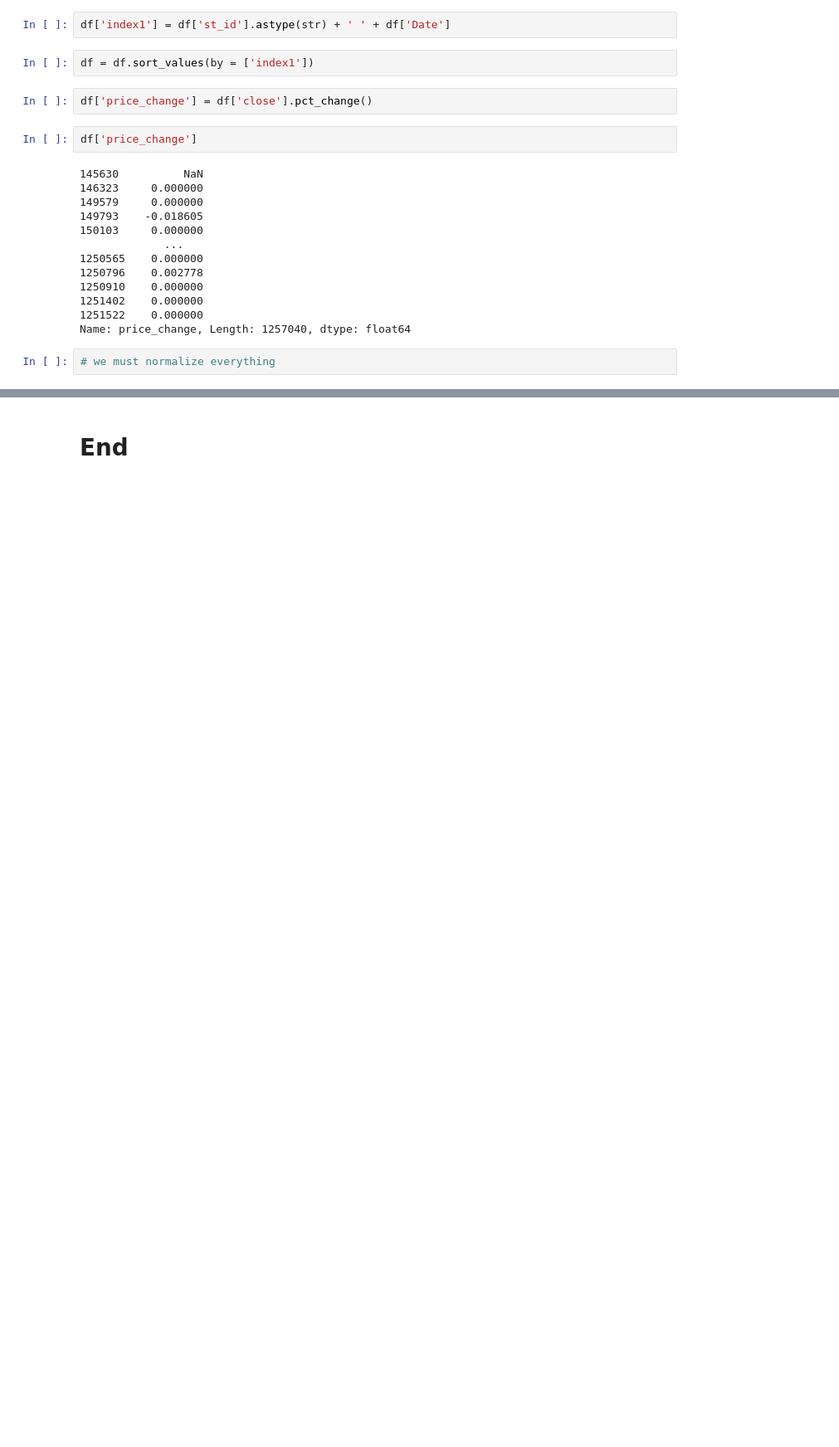
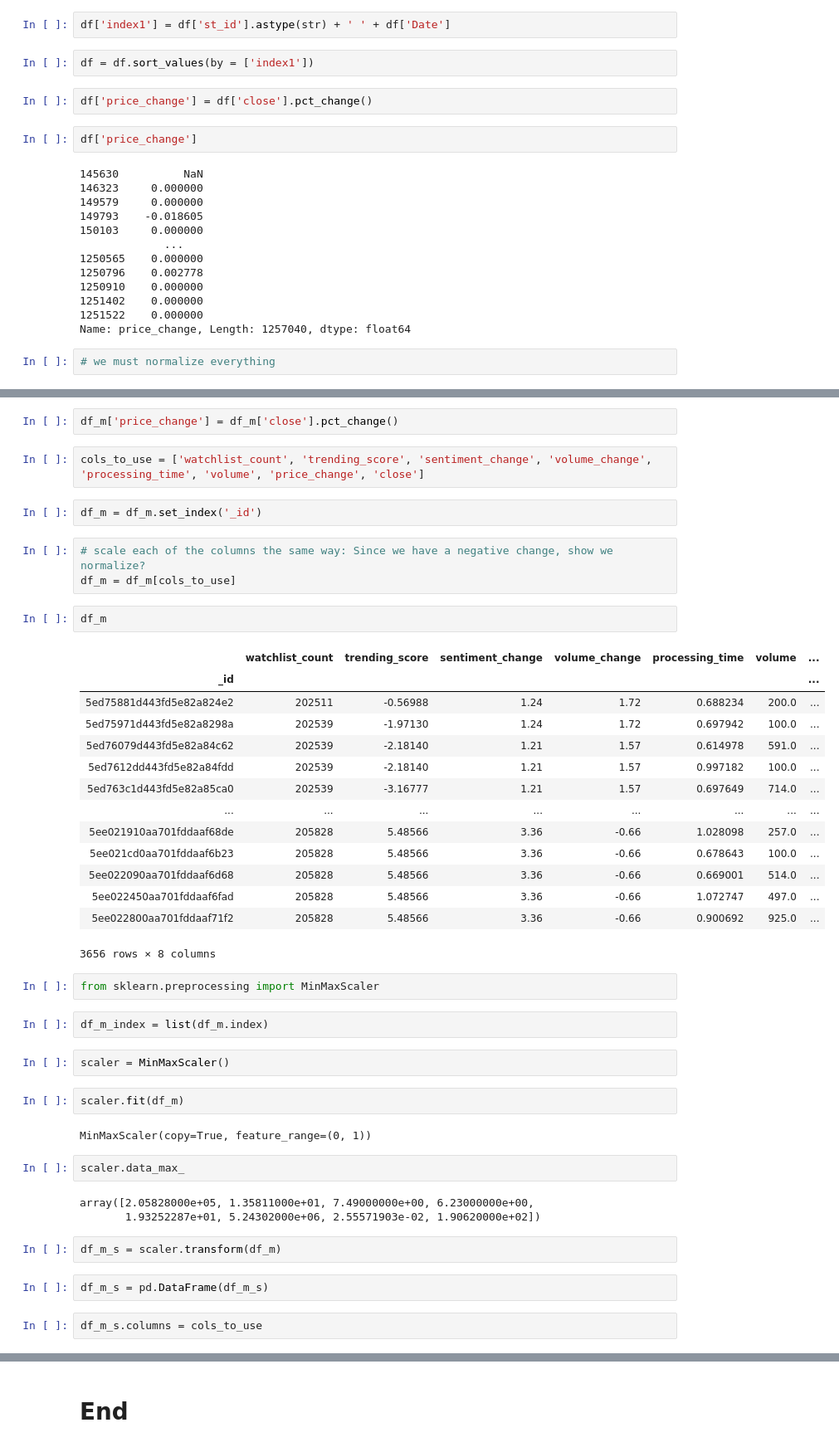
Before and after one commit to jcanque777/stock_market_data_prediction, a Jupyter notebook: msft_data.ipynb, the cells around one changed output, grey strips where cells are left out. Shown: that part at 83% size. Saved outputs shown, nothing was run; the diff lists cells and outputs as text; blank space fills up the shorter version.

Commit message:
added min-max scaler

```diff
--- a/msft_data.ipynb
+++ b/msft_data.ipynb
@@ -1530,0 +1549,47 @@ df.head()
+# %%
+df_m['price_change'] = df_m['close'].pct_change()
+# %%
+cols_to_use = ['watchlist_count', 'trending_score', 'sentiment_change', 'volume_change', 'processing_time', 'volume', 'price_change', 'close']
+# %%
+df_m = df_m.set_index('_id')
+# %%
+# scale each of the columns the same way: Since we have a negative change, show we normalize?
+df_m = df_m[cols_to_use]
+# %%
+df_m
+# %% [output]
+|  | watchlist_count | trending_score | sentiment_change | volume_change | processing_time | volume | ... |
+| _id |  |  |  |  |  |  | ... |
+| 5ed75881d443fd5e82a824e2 | 202511 | -0.56988 | 1.24 | 1.72 | 0.688234 | 200.0 | ... |
+| 5ed75971d443fd5e82a8298a | 202539 | -1.97130 | 1.24 | 1.72 | 0.697942 | 100.0 | ... |
+| 5ed76079d443fd5e82a84c62 | 202539 | -2.18140 | 1.21 | 1.57 | 0.614978 | 591.0 | ... |
+| 5ed7612dd443fd5e82a84fdd | 202539 | -2.18140 | 1.21 | 1.57 | 0.997182 | 100.0 | ... |
+| 5ed763c1d443fd5e82a85ca0 | 202539 | -3.16777 | 1.21 | 1.57 | 0.697649 | 714.0 | ... |
+| ... | ... | ... | ... | ... | ... | ... | ... |
+| 5ee021910aa701fddaaf68de | 205828 | 5.48566 | 3.36 | -0.66 | 1.028098 | 257.0 | ... |
+| 5ee021cd0aa701fddaaf6b23 | 205828 | 5.48566 | 3.36 | -0.66 | 0.678643 | 100.0 | ... |
+| 5ee022090aa701fddaaf6d68 | 205828 | 5.48566 | 3.36 | -0.66 | 0.669001 | 514.0 | ... |
+| 5ee022450aa701fddaaf6fad | 205828 | 5.48566 | 3.36 | -0.66 | 1.072747 | 497.0 | ... |
+| 5ee022800aa701fddaaf71f2 | 205828 | 5.48566 | 3.36 | -0.66 | 0.900692 | 925.0 | ... |
+3656 rows × 8 columns
+# %%
+from sklearn.preprocessing import MinMaxScaler
+# %%
+df_m_index = list(df_m.index)
+# %%
+scaler = MinMaxScaler()
+# %%
+scaler.fit(df_m)
+# %% [output]
+MinMaxScaler(copy=True, feature_range=(0, 1))
+# %%
+scaler.data_max_
+# %% [output]
+array([2.05828000e+05, 1.35811000e+01, 7.49000000e+00, 6.23000000e+00,
+       1.93252287e+01, 5.24302000e+06, 2.55571903e-02, 1.90620000e+02])
+# %%
+df_m_s = scaler.transform(df_m)
+# %%
+df_m_s = pd.DataFrame(df_m_s)
+# %%
+df_m_s.columns = cols_to_use
```
Also changed, not shown: parts of 10 cells of this notebook.
